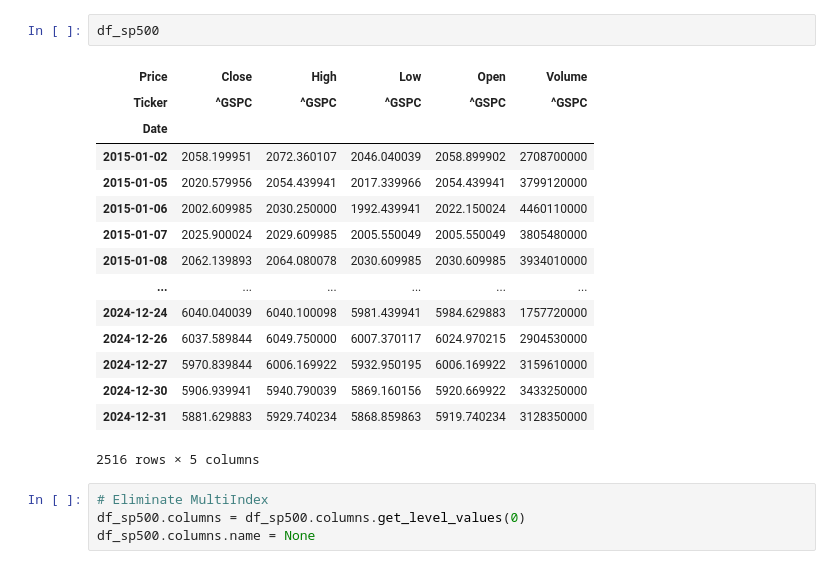
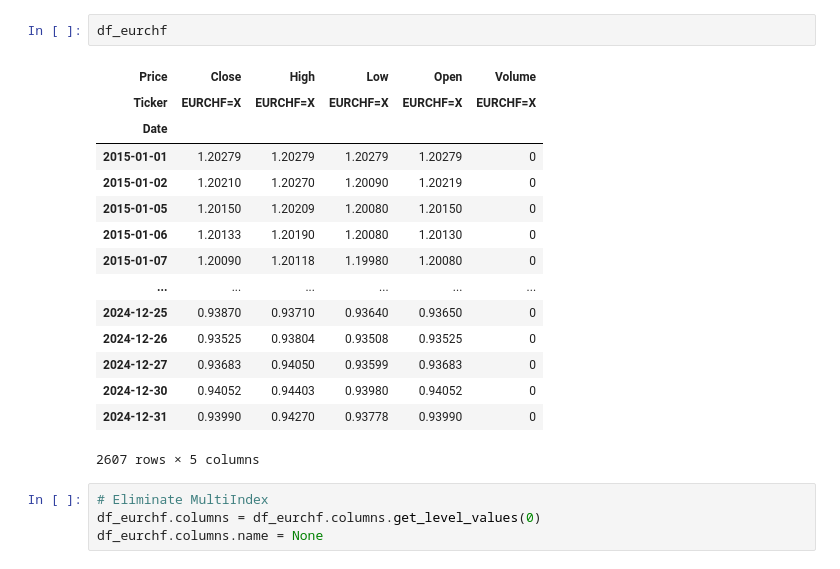
Before and after one commit to lionelsaxer/Finance, a Jupyter notebook: VaR_GARCH.ipynb, the cells around one changed output. Cells and saved outputs as stored; diff of their text form.

```diff
--- a/VaR_GARCH.ipynb
+++ b/VaR_GARCH.ipynb
@@ -11,24 +14,24 @@ df_sp500 = yf.download("^GSPC", start='2015-01-01', end='2025-01-01', auto_adjus
 # %% [output]
 [*********************100%***********************]  1 of 1 completed
-# %%
-df_sp500
-# %% [output]
-| Price | Close | High | Low | Open | Volume |
-| Ticker | ^GSPC | ^GSPC | ^GSPC | ^GSPC | ^GSPC |
-| Date |  |  |  |  |  |
-| 2015-01-02 | 2058.199951 | 2072.360107 | 2046.040039 | 2058.899902 | 2708700000 |
-| 2015-01-05 | 2020.579956 | 2054.439941 | 2017.339966 | 2054.439941 | 3799120000 |
-| 2015-01-06 | 2002.609985 | 2030.250000 | 1992.439941 | 2022.150024 | 4460110000 |
-| 2015-01-07 | 2025.900024 | 2029.609985 | 2005.550049 | 2005.550049 | 3805480000 |
-| 2015-01-08 | 2062.139893 | 2064.080078 | 2030.609985 | 2030.609985 | 3934010000 |
-| ... | ... | ... | ... | ... | ... |
-| 2024-12-24 | 6040.040039 | 6040.100098 | 5981.439941 | 5984.629883 | 1757720000 |
-| 2024-12-26 | 6037.589844 | 6049.750000 | 6007.370117 | 6024.970215 | 2904530000 |
-| 2024-12-27 | 5970.839844 | 6006.169922 | 5932.950195 | 6006.169922 | 3159610000 |
-| 2024-12-30 | 5906.939941 | 5940.790039 | 5869.160156 | 5920.669922 | 3433250000 |
-| 2024-12-31 | 5881.629883 | 5929.740234 | 5868.859863 | 5919.740234 | 3128350000 |
-2516 rows × 5 columns
+# %%
+df_eurchf
+# %% [output]
+| Price | Close | High | Low | Open | Volume |
+| Ticker | EURCHF=X | EURCHF=X | EURCHF=X | EURCHF=X | EURCHF=X |
+| Date |  |  |  |  |  |
+| 2015-01-01 | 1.20279 | 1.20279 | 1.20279 | 1.20279 | 0 |
+| 2015-01-02 | 1.20210 | 1.20270 | 1.20090 | 1.20219 | 0 |
+| 2015-01-05 | 1.20150 | 1.20209 | 1.20080 | 1.20150 | 0 |
+| 2015-01-06 | 1.20133 | 1.20190 | 1.20080 | 1.20130 | 0 |
+| 2015-01-07 | 1.20090 | 1.20118 | 1.19980 | 1.20080 | 0 |
+| ... | ... | ... | ... | ... | ... |
+| 2024-12-25 | 0.93870 | 0.93710 | 0.93640 | 0.93650 | 0 |
+| 2024-12-26 | 0.93525 | 0.93804 | 0.93508 | 0.93525 | 0 |
+| 2024-12-27 | 0.93683 | 0.94050 | 0.93599 | 0.93683 | 0 |
+| 2024-12-30 | 0.94052 | 0.94403 | 0.93980 | 0.94052 | 0 |
+| 2024-12-31 | 0.93990 | 0.94270 | 0.93778 | 0.93990 | 0 |
+2607 rows × 5 columns
 # %%
 # Eliminate MultiIndex
-df_sp500.columns = df_sp500.columns.get_level_values(0)
-df_sp500.columns.name = None
+df_eurchf.columns = df_eurchf.columns.get_level_values(0)
+df_eurchf.columns.name = None
```
Also changed, not shown: parts of 31 cells of this notebook.
